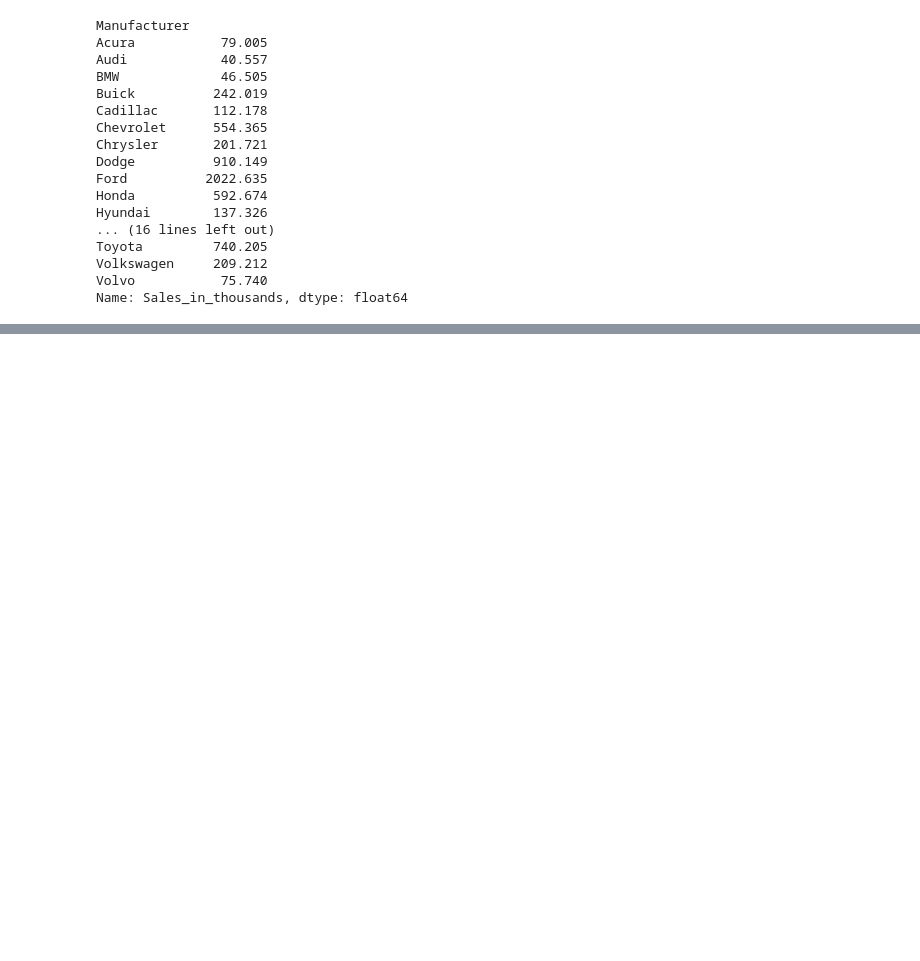
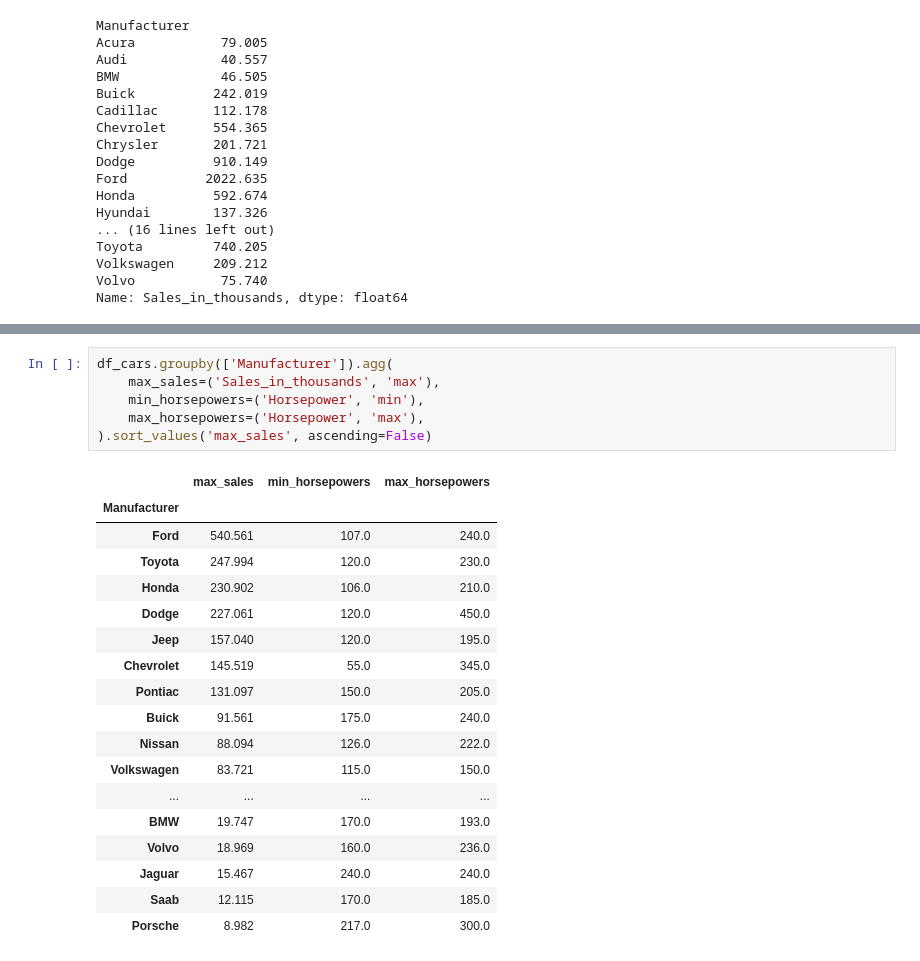
Before and after one commit to Stan-is-the-man/Data_science_bootcamp_2023, a Jupyter notebook: GroupBY_and_aggregate_functions.ipynb, the cells around one changed output, grey strips where cells are left out. Saved outputs shown, nothing was run; the diff lists cells and outputs as text; blank space fills up the shorter version.

```diff
--- a/GroupBY_and_aggregate_functions.ipynb
+++ b/GroupBY_and_aggregate_functions.ipynb
@@ -343,0 +352,25 @@ Name: Sales_in_thousands, dtype: float64
+# %%
+df_cars.groupby(['Manufacturer']).agg(
+    max_sales=('Sales_in_thousands', 'max'),
+    min_horsepowers=('Horsepower', 'min'),
+    max_horsepowers=('Horsepower', 'max'),
+).sort_values('max_sales', ascending=False)
+# %% [output]
+|  | max_sales | min_horsepowers | max_horsepowers |
+| Manufacturer |  |  |  |
+| Ford | 540.561 | 107.0 | 240.0 |
+| Toyota | 247.994 | 120.0 | 230.0 |
+| Honda | 230.902 | 106.0 | 210.0 |
+| Dodge | 227.061 | 120.0 | 450.0 |
+| Jeep | 157.040 | 120.0 | 195.0 |
+| Chevrolet | 145.519 | 55.0 | 345.0 |
+| Pontiac | 131.097 | 150.0 | 205.0 |
+| Buick | 91.561 | 175.0 | 240.0 |
+| Nissan | 88.094 | 126.0 | 222.0 |
+| Volkswagen | 83.721 | 115.0 | 150.0 |
+| ... | ... | ... | ... |
+| BMW | 19.747 | 170.0 | 193.0 |
+| Volvo | 18.969 | 160.0 | 236.0 |
+| Jaguar | 15.467 | 240.0 | 240.0 |
+| Saab | 12.115 | 170.0 | 185.0 |
+| Porsche | 8.982 | 217.0 | 300.0 |
```
Also changed, not shown: parts of 19 cells of this notebook.
